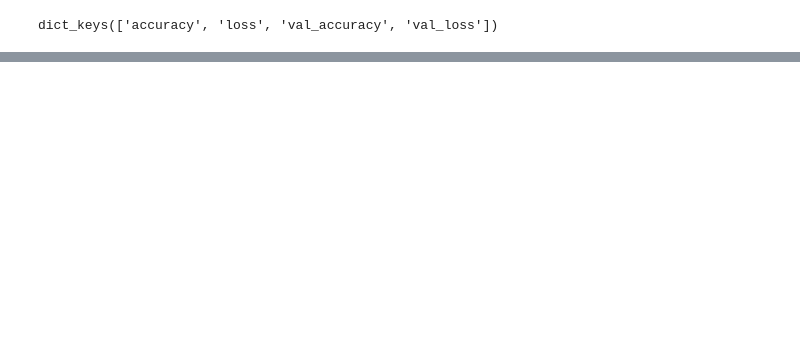
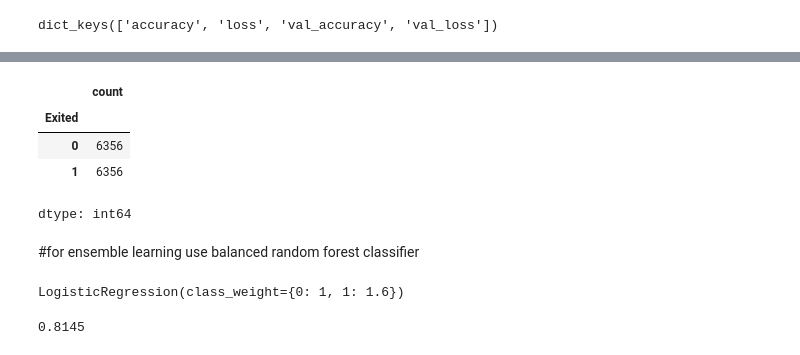
Before and after one commit to ag22042008/data-Science-notebooks, a Jupyter notebook: project1indeeplearning.ipynb, the cells around one changed output, grey strips where cells are left out. Cells and saved outputs as stored; diff of their text form; code cells hidden in the pictures; blank space fills up the shorter version.

```diff
--- a/project1indeeplearning.ipynb
+++ b/project1indeeplearning.ipynb
@@ -233,0 +285,30 @@ plt.plot(history.history['val_loss'])
+# %%
+from imblearn.over_sampling import SMOTE
+X_train3,X_test3,y_train3,y_test3=train_test_split(X,Y,test_size=0.2,random_state=42)
+# %%
+smote=SMOTE(random_state=42)
+
+X_res2,y_res2=smote.fit_resample(X_train3,y_train3)
+# %%
+y_res2.value_counts()
+# %% [output]
+|  | count |
+| Exited |  |
+| 0 | 6356 |
+| 1 | 6356 |
+dtype: int64
+# %% [markdown]
+#for ensemble learning use balanced random forest classifier
+# %%
+from sklearn.linear_model import LogisticRegression
+
+#class weights techniques
+model4=LogisticRegression(class_weight={0:1,1:1.6})
+model4.fit(X_train,y_train)
+# %% [output]
+LogisticRegression(class_weight={0: 1, 1: 1.6})
+# %%
+y_pred=model4.predict(X_test)
+accuracy_score(y_test,y_pred)
+# %% [output]
+0.8145
```
Also changed, not shown: parts of 24 cells of this notebook.
